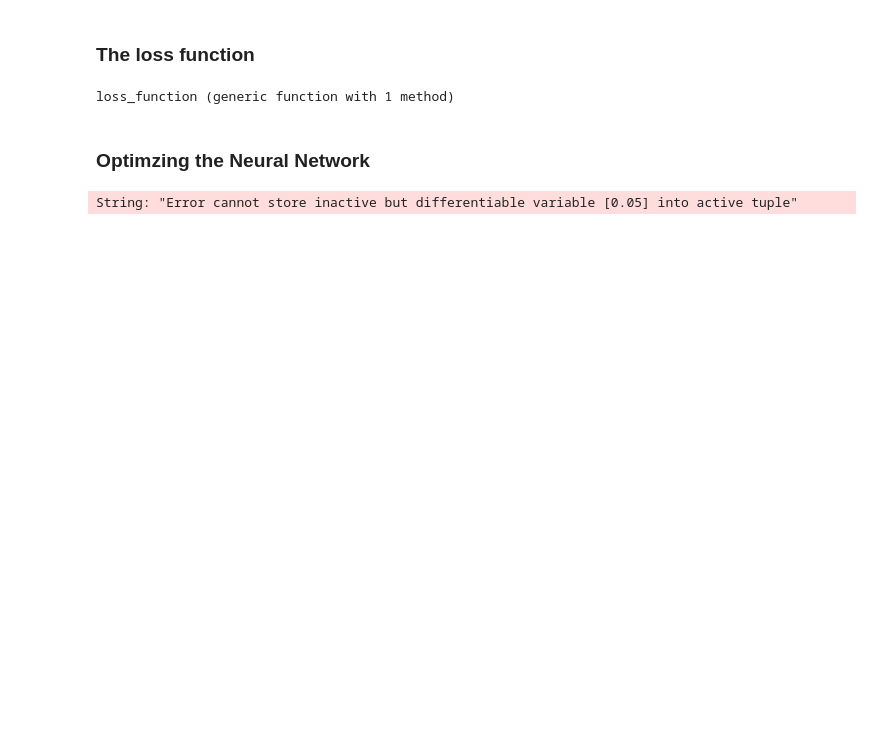
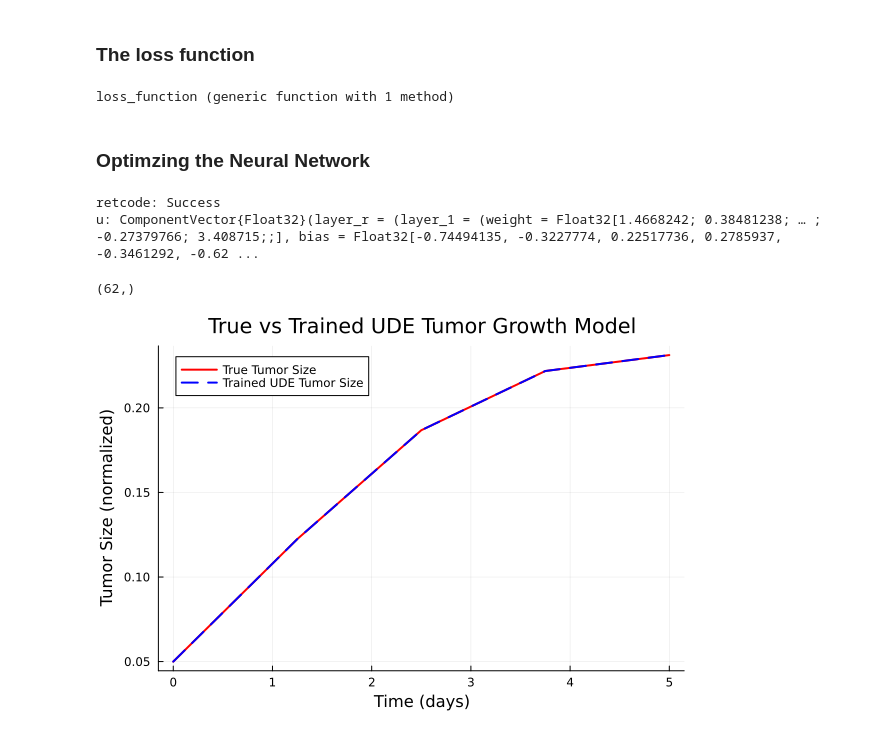
Before and after one commit to Nirbhay0007/SciML_Projects, a Jupyter notebook: cancer_growth_modeling.ipynb, the cells around one changed output. Saved outputs shown, nothing was run; the diff lists cells and outputs as text; code cells hidden in the pictures; blank space fills up the shorter version.

```diff
--- a/cancer_growth_modeling.ipynb
+++ b/cancer_growth_modeling.ipynb
@@ -232,15 +232,15 @@ end
 my_softplus (generic function with 1 method)
 # %%
 function tumor_UDE!(du,u,p,t)
-    T=max(u[1] , 0.0f0)  # so that the growth of the tumor cannot be negative
+    T=max(u[1] , 0)  # so that the growth of the tumor cannot be negative
 
     r_out , _ = NN_r([T] , p.layer_r , st1)  # getting the parameter from the neural network
     k_out , _ = NN_k([T] , p.layer_k , st2) # Changed NN_r to NN_k
 
-    r = clamp(my_softplus(r_out[1]), 1.0f-4, 1.0f0)
-    K = clamp(my_softplus(k_out[1]), 0.01f0, 1.0f0) # Changed K_out to k_out
+    r = clamp(my_softplus(r_out[1]), 1e-4, 1.0)
+    K = clamp(my_softplus(k_out[1]), 0.01, 1.0) # Changed K_out to k_out
 
-    du[1]=r*T*log(K/T)-p0[3]*sigmoid(t/5.0f0)*T
+    du[1]=r*T*log(K/T)-p0[3]*sigmoid(t/5)*T
 end
 
 ude_prob = ODEProblem(tumor_UDE!,u0,tspan,p0_vec)
@@ -254,9 +254,7 @@ u0: 1-element Vector{Float64}:
 ### The loss function
 # %%
 function loss_function(p)
-    local_u0 = Float32.(u0)
-    local_ude_prob = ODEProblem(tumor_UDE!,local_u0,tspan,p)
-    sol=solve(local_ude_prob, p=p , saveat=t, sensealg=AutoZygote()) # solving the UDE prob
+    sol=solve(ude_prob, u0=u0, p=p , saveat=t, sensealg=QuadratureAdjoint()) # solving the UDE prob
     if any(x -> any(isnan,x)    ,sol.u) || length(sol.t) != length(t)
         return Inf
     end
@@ -277,6 +275,25 @@ using Optimization, OptimizationOptimJL
 # %%
 opt_func = OptimizationFunction((x,p) -> loss_function(x) , Optimization.AutoZygote() )  #  Creating an Optimization prob
 opt_prob = OptimizationProblem(opt_func, p0_vec)  # otimizing the parameter
-trained_params = solve(opt_prob, OptimizationOptimJL.LBFGS(); maxiters=5)
+trained_params = solve(opt_prob, OptimizationOptimJL.LBFGS(); maxiters=100)
 # %% [output]
-String: "Error cannot store inactive but differentiable variable [0.05] into active tuple"
+retcode: Success
+u: ComponentVector{Float32}(layer_r = (layer_1 = (weight = Float32[1.4668242; 0.38481238; … ; -0.27379766; 3.408715;;], bias = Float32[-0.74494135, -0.3227774, 0.22517736, 0.2785937, -0.3461292, -0.62 ...
+# %%
+size(trained_params)
+# %% [output]
+(62,)
+# %%
+# ============================
+# 5. Evaluation and Plotting
+# ============================
+trained_sol = solve(ude_prob, Tsit5(), p=trained_params.u, saveat=t)
+
+plot(t, true_sol[1, :], label="True Tumor Size", linewidth=2, color=:red)
+plot!(t, trained_sol[1, :], label="Trained UDE Tumor Size", linewidth=2, linestyle=:dash, color=:blue)
+
+xlabel!("Time (days)")
+ylabel!("Tumor Size (normalized)")
+title!("True vs Trained UDE Tumor Growth Model")
+# %% [output]
+[figure, added]
```
Also changed, not shown: parts of 12 cells of this notebook.
